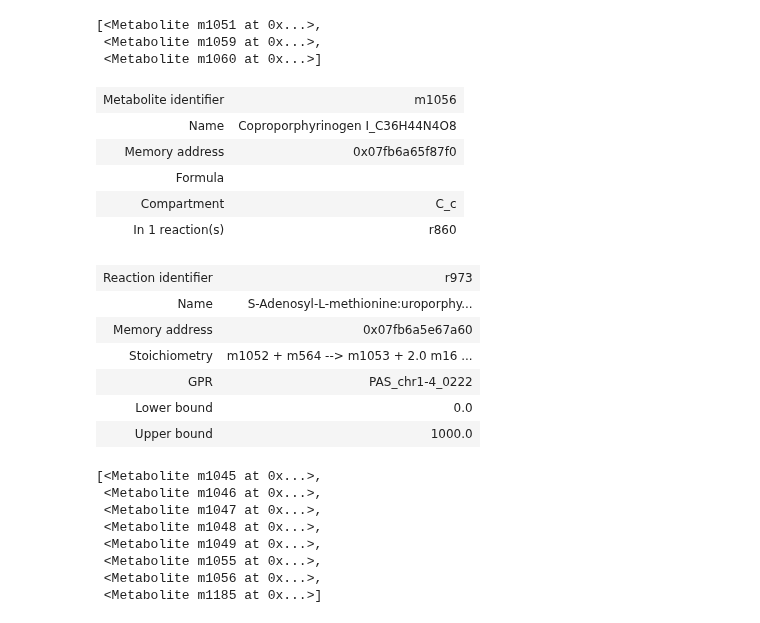
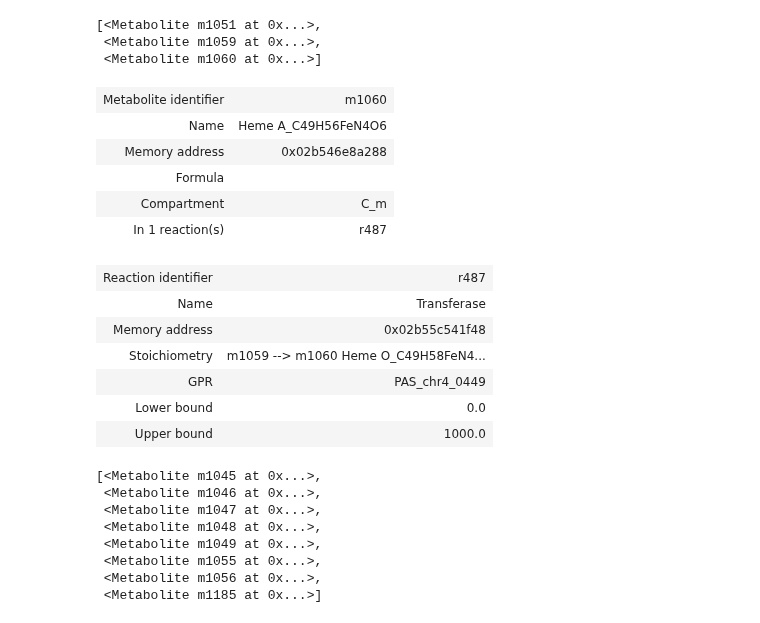
Before and after one commit to Schwebus/DTU_Biobuilders_2021, a Jupyter notebook: GSM_model/GSM_model_glyco.ipynb, the cells around one changed output. Saved outputs shown, nothing was run; the diff lists cells and outputs as text; code cells hidden in the pictures.

```diff
--- a/GSM_model/GSM_model_glyco.ipynb
+++ b/GSM_model/GSM_model_glyco.ipynb
@@ -189,14 +176,14 @@ pheast.add_metabolites([e_methane])
 # make reactions
 
 uptake_methane = cobra.Reaction(
-            'uptake_methane',
+            'r_uptake_methane',
             name = 'Methane Uptake from Environment',
             lower_bound = 0,
-            upper_bound = 1.0
+            upper_bound = 1.0 # for now we allow a max uptake of methane of 1 mmol gDW^-1 h^-1
         )
 
 methane_oxidation = cobra.Reaction(
-            'methane_oxidation',
+            'r_methane_oxidation',
             name = 'Methane Oxidation',
             lower_bound = 0,
             upper_bound = 1000.0
@@ -210,7 +197,7 @@ uptake_methane.add_metabolites(
     }
 )
 
-# pMMO reaction without redox coenzyme (in literature mostly ubiquinol is mentioned but neither is there
+# pMMO reaction without redox coenzyme (in literature mostly ubiquinol is mentioned but neither there is
 # cytosolic ubiquinol in this model (only in mitochondria), nor does the literature agree on what its role may be exactly )
 
 methane_oxidation.add_metabolites(
@@ -307,24 +294,24 @@ pheast.metabolites.query("Heme","name")
 # %%
 # it is siroheme
 
-pheast.metabolites.m1056
+pheast.metabolites.m1060
 # %% [output]
-| Metabolite identifier | m1056 |
-| Name | Coproporphyrinogen I_C36H44N4O8 |
-| Memory address | 0x07fb6a65f87f0 |
+| Metabolite identifier | m1060 |
+| Name | Heme A_C49H56FeN4O6 |
+| Memory address | 0x02b546e8a288 |
 | Formula |  |
-| Compartment | C_c |
-| In 1 reaction(s) | r860 |
+| Compartment | C_m |
+| In 1 reaction(s) | r487 |
 # %%
 # only involved in this reaction; it is also specifically a species of heme different from the one in catalse
 # and hemoglobin, so we should not take this one
-pheast.reactions.r973
+pheast.reactions.r487
 # %% [output]
-| Reaction identifier | r973 |
-| Name | S-Adenosyl-L-methionine:uroporphy... |
-| Memory address | 0x07fb6a5e67a60 |
-| Stoichiometry | m1052 + m564 --> m1053 + 2.0 m16 ... |
-| GPR | PAS_chr1-4_0222 |
+| Reaction identifier | r487 |
+| Name | Transferase |
+| Memory address | 0x02b55c541f48 |
+| Stoichiometry | m1059 --> m1060 Heme O_C49H58FeN4... |
+| GPR | PAS_chr4_0449 |
 | Lower bound | 0.0 |
 | Upper bound | 1000.0 |
 # %%
```
Also changed, not shown: parts of 35 cells of this notebook.
